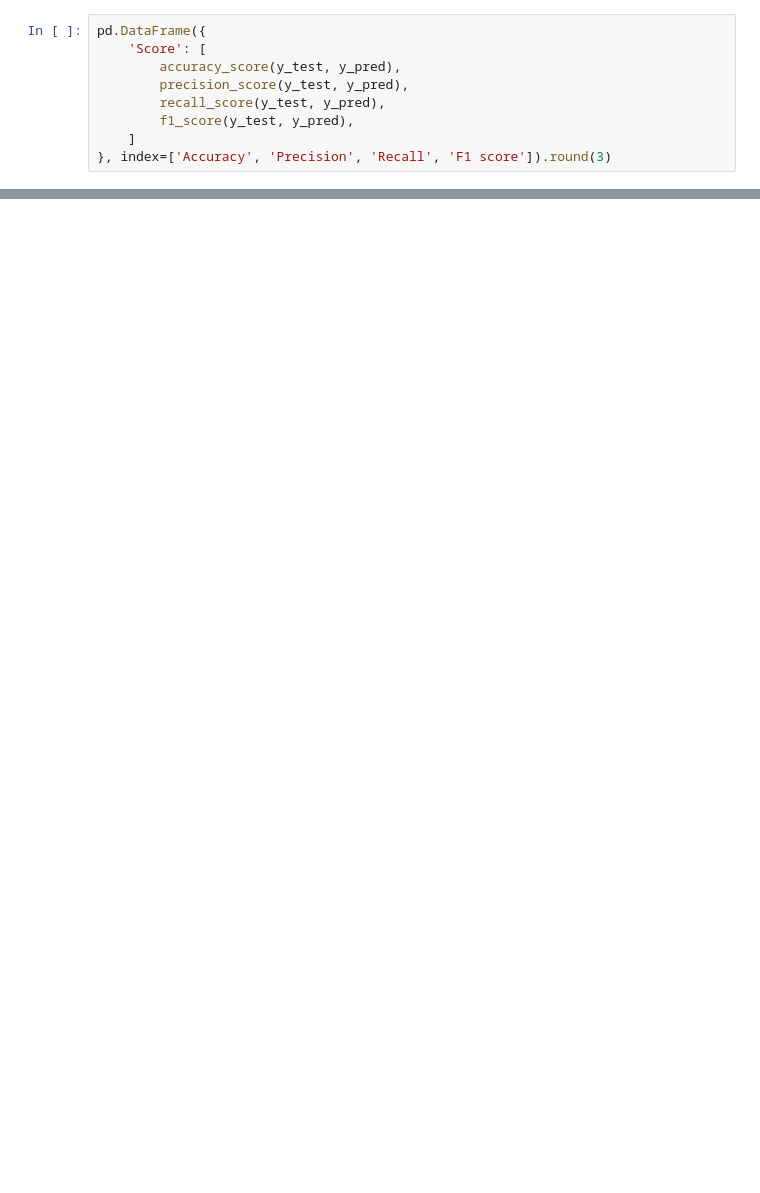
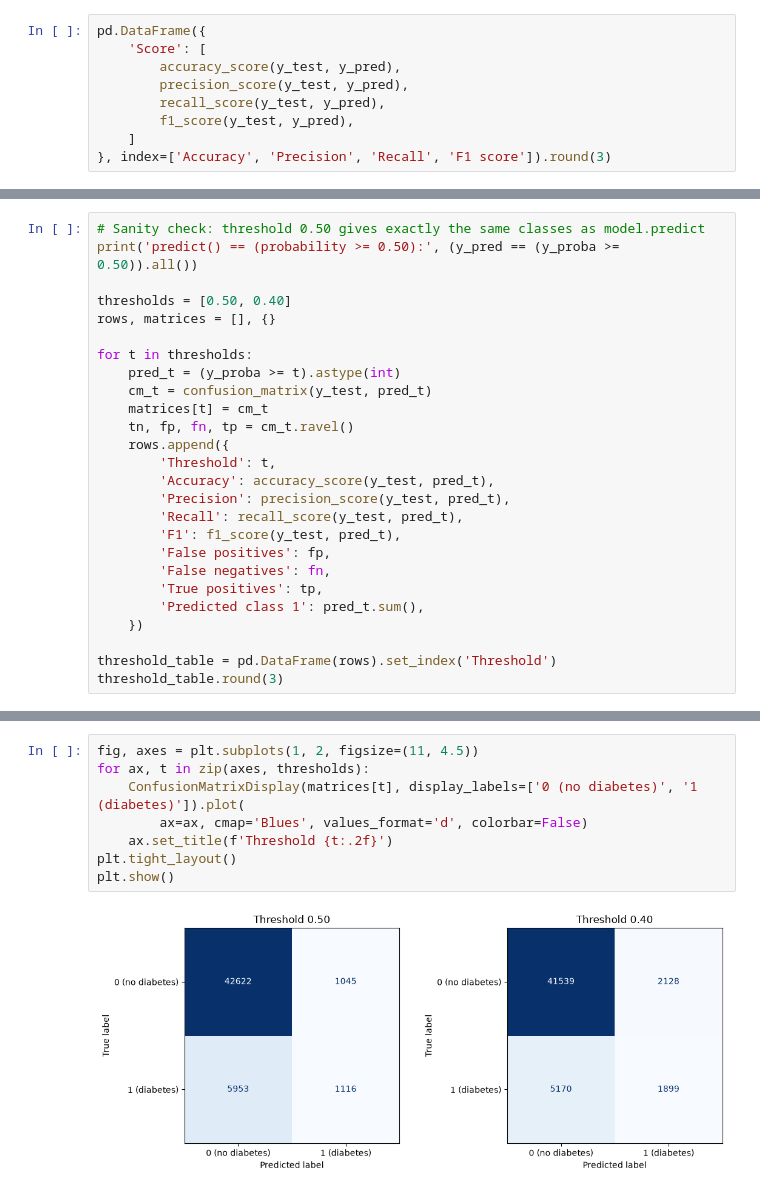
Before and after one commit to Muggenpvp/machine_learning_group2, a Jupyter notebook: assignment2/assignment2.ipynb, the cells around one changed output, grey strips where cells are left out. Cells and saved outputs as stored; diff of their text form; blank space fills up the shorter version.

```diff
--- a/assignment2/assignment2.ipynb
+++ b/assignment2/assignment2.ipynb
@@ -307,0 +441,26 @@ pd.DataFrame({
+# %%
+# Sanity check: threshold 0.50 gives exactly the same classes as model.predict
+print('predict() == (probability >= 0.50):', (y_pred == (y_proba >= 0.50)).all())
+
+thresholds = [0.50, 0.40]
+rows, matrices = [], {}
+
+for t in thresholds:
+    pred_t = (y_proba >= t).astype(int)
+    cm_t = confusion_matrix(y_test, pred_t)
+    matrices[t] = cm_t
+    tn, fp, fn, tp = cm_t.ravel()
+    rows.append({
+        'Threshold': t,
+        'Accuracy': accuracy_score(y_test, pred_t),
+        'Precision': precision_score(y_test, pred_t),
+        'Recall': recall_score(y_test, pred_t),
+        'F1': f1_score(y_test, pred_t),
+        'False positives': fp,
+        'False negatives': fn,
+        'True positives': tp,
+        'Predicted class 1': pred_t.sum(),
+    })
+
+threshold_table = pd.DataFrame(rows).set_index('Threshold')
+threshold_table.round(3)
@@ -307,0 +473,10 @@ pd.DataFrame({
+# %%
+fig, axes = plt.subplots(1, 2, figsize=(11, 4.5))
+for ax, t in zip(axes, thresholds):
+    ConfusionMatrixDisplay(matrices[t], display_labels=['0 (no diabetes)', '1 (diabetes)']).plot(
+        ax=ax, cmap='Blues', values_format='d', colorbar=False)
+    ax.set_title(f'Threshold {t:.2f}')
+plt.tight_layout()
+plt.show()
+# %% [output]
+[figure, added]
```
Also changed, not shown: parts of 22 cells of this notebook.
